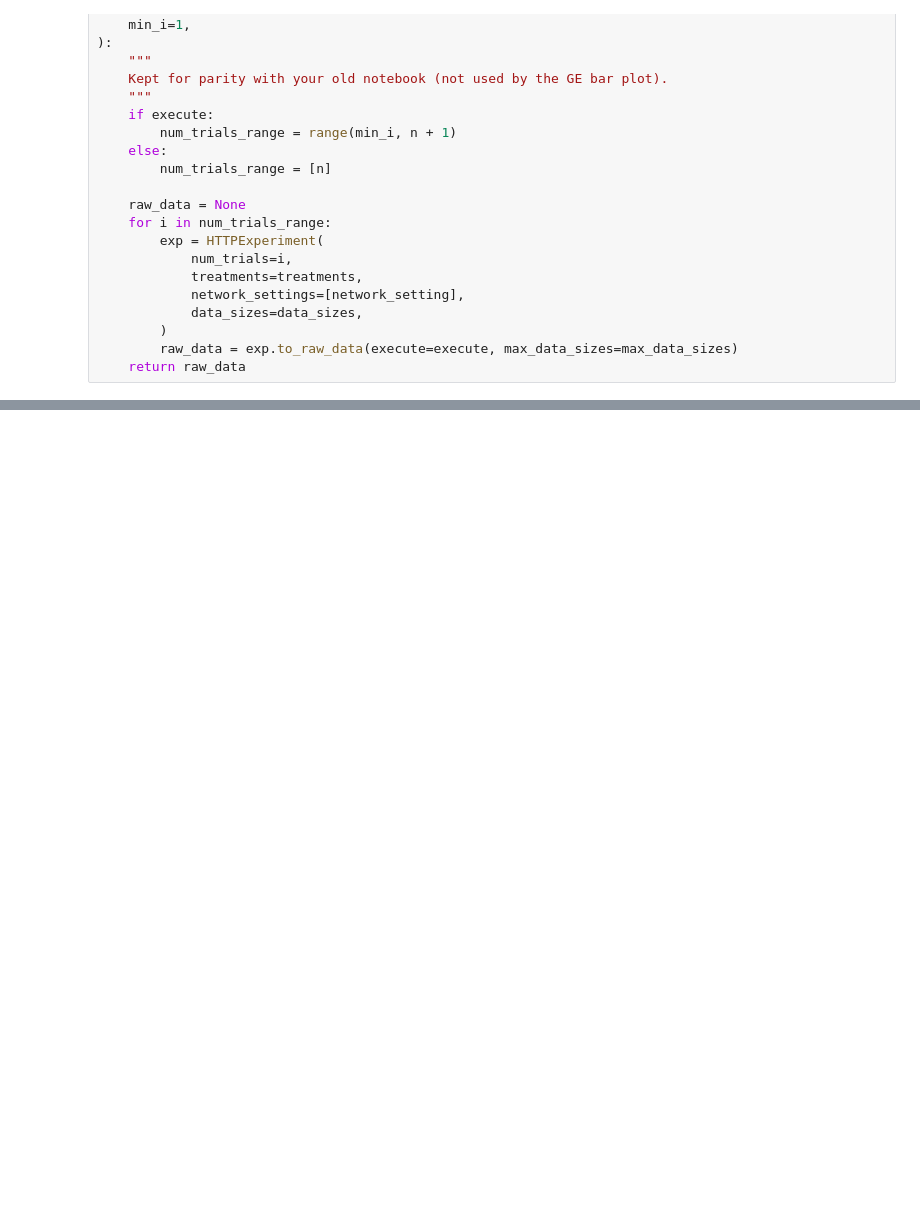
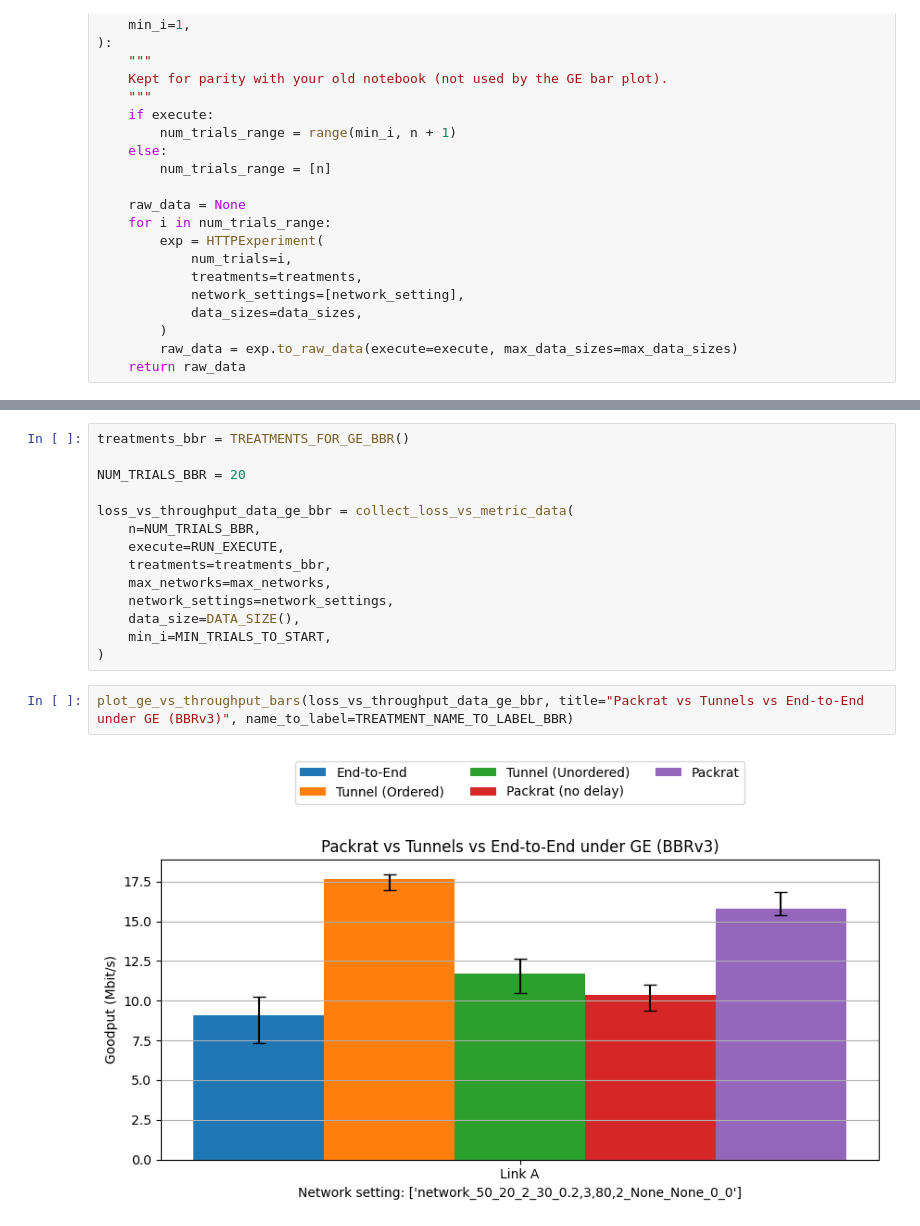
Before and after one commit to StanfordSNR/sidekick-downloads, a Jupyter notebook: notebook/ge_benchmark.ipynb, the cells around one changed output, grey strips where cells are left out. Drawn from its saved outputs; the diff is of its cells as text; blank space fills up the shorter version.

```diff
--- a/notebook/ge_benchmark.ipynb
+++ b/notebook/ge_benchmark.ipynb
@@ -281,0 +294,18 @@ plot_ge_vs_throughput_bars(loss_vs_throughput_data_ge, title="Packrat vs Tunnels
+# %%
+treatments_bbr = TREATMENTS_FOR_GE_BBR()
+
+NUM_TRIALS_BBR = 20
+
+loss_vs_throughput_data_ge_bbr = collect_loss_vs_metric_data(
+    n=NUM_TRIALS_BBR,
+    execute=RUN_EXECUTE,
+    treatments=treatments_bbr,
+    max_networks=max_networks,
+    network_settings=network_settings,
+    data_size=DATA_SIZE(),
+    min_i=MIN_TRIALS_TO_START,
+)
+# %%
+plot_ge_vs_throughput_bars(loss_vs_throughput_data_ge_bbr, title="Packrat vs Tunnels vs End-to-End under GE (BBRv3)", name_to_label=TREATMENT_NAME_TO_LABEL_BBR)
+# %% [output]
+[figure, added]
```
Also changed, not shown: parts of 6 cells of this notebook.
